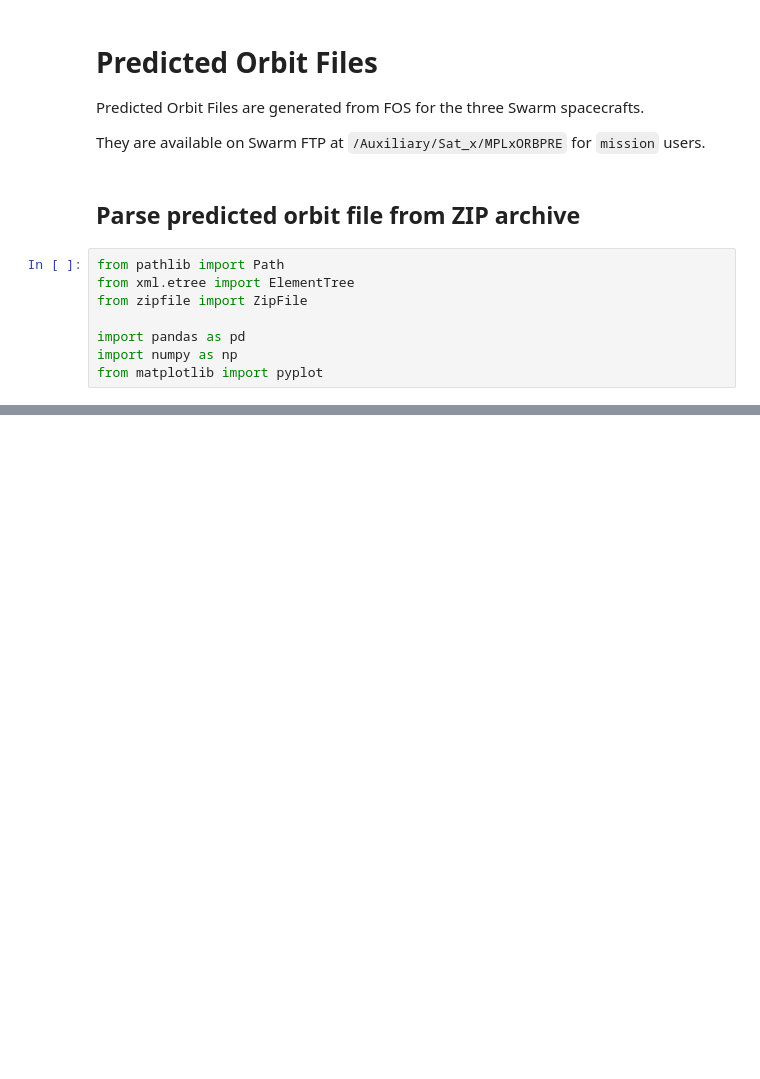
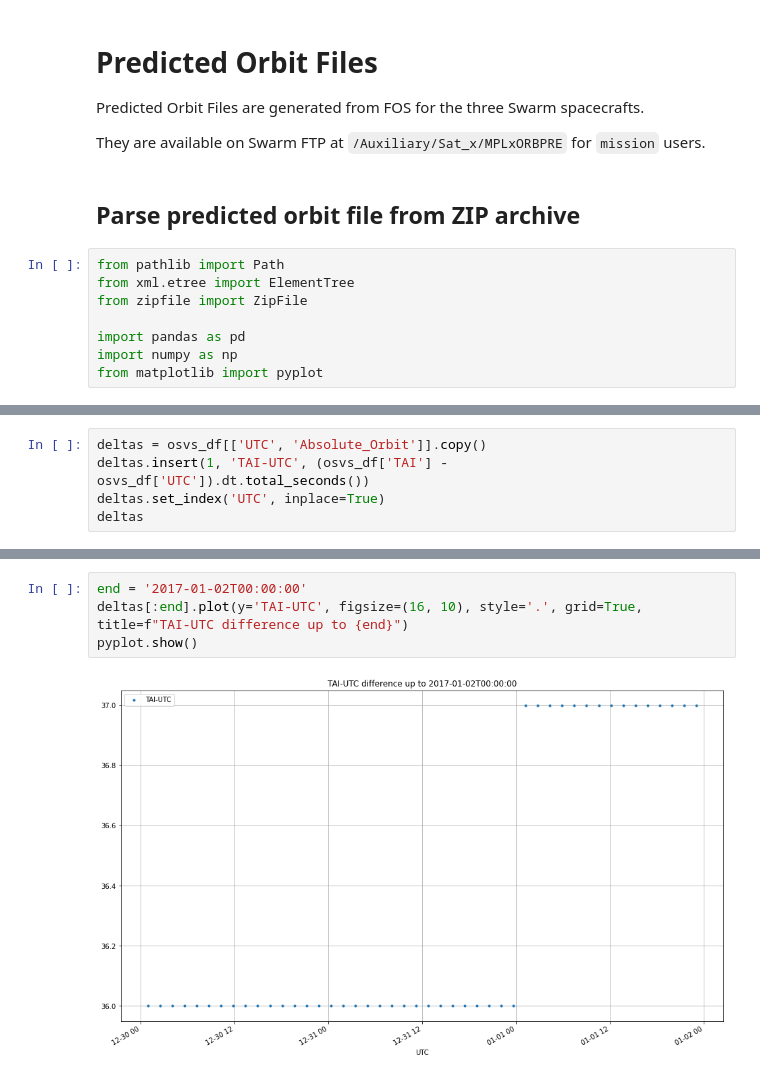
Before and after one commit to lmar76/swarmnb, a Jupyter notebook: predicted_orbit_files.ipynb, the cells around one changed output, grey strips where cells are left out. Saved outputs shown, nothing was run; the diff lists cells and outputs as text; blank space fills up the shorter version.

```diff
--- a/predicted_orbit_files.ipynb
+++ b/predicted_orbit_files.ipynb
@@ -81,0 +97,5 @@ pyplot.show()
+# %%
+deltas = osvs_df[['UTC', 'Absolute_Orbit']].copy()
+deltas.insert(1, 'TAI-UTC', (osvs_df['TAI'] - osvs_df['UTC']).dt.total_seconds())
+deltas.set_index('UTC', inplace=True)
+deltas
@@ -81,0 +117,6 @@ pyplot.show()
+# %%
+end = '2017-01-02T00:00:00'
+deltas[:end].plot(y='TAI-UTC', figsize=(16, 10), style='.', grid=True, title=f"TAI-UTC difference up to {end}")
+pyplot.show()
+# %% [output]
+[figure, added]
```
Also changed, not shown: parts of 6 cells of this notebook.
